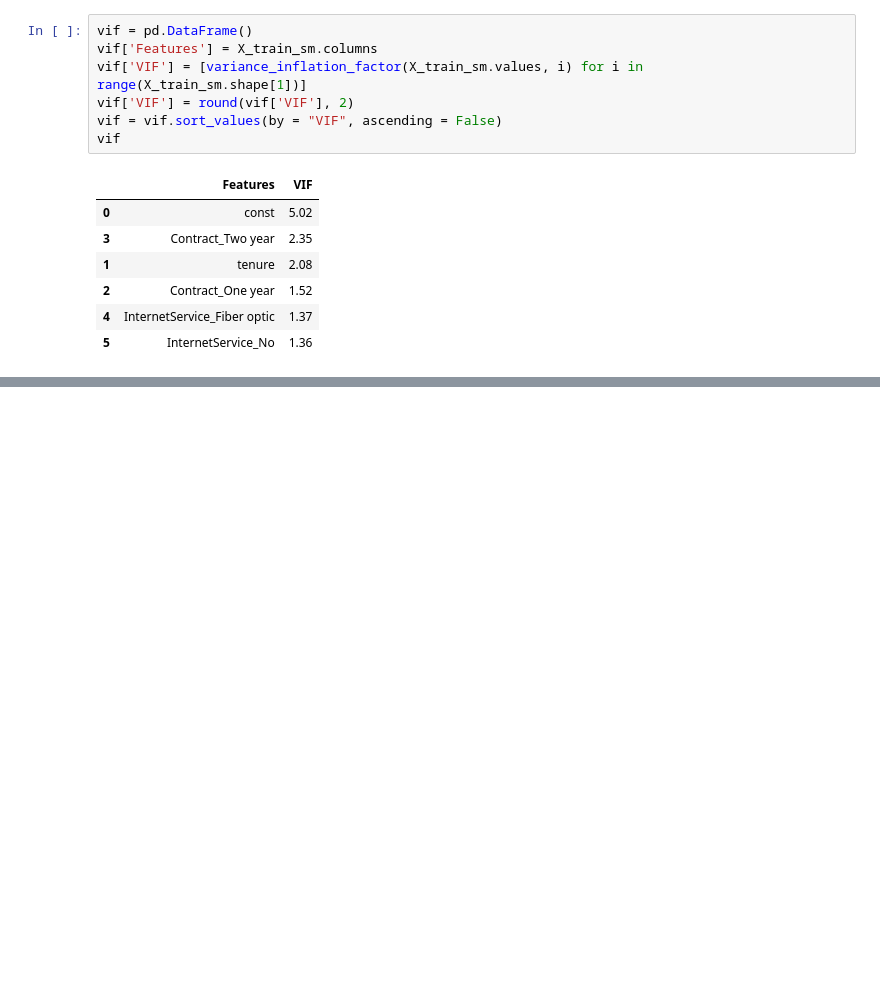
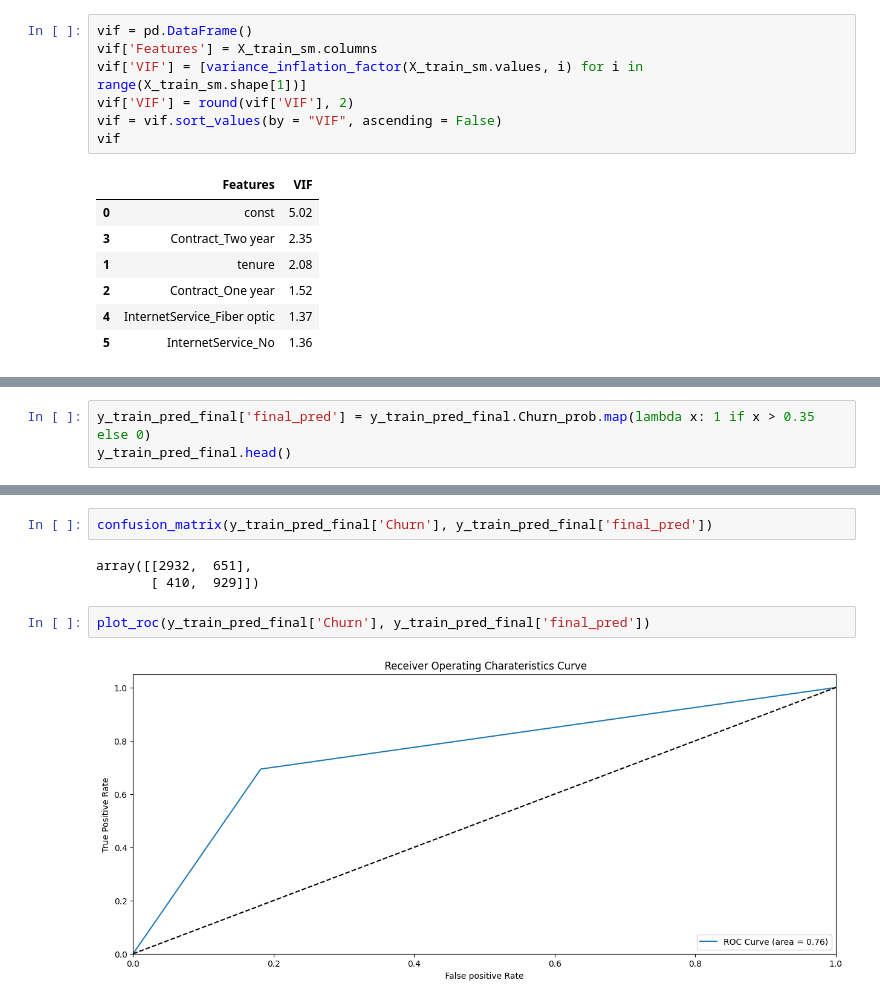
Before and after one commit to Harshit-tech9/Telecom_Churn_Case_Study, a Jupyter notebook: Telecom_Case_study_using_Logistic_Regression.ipynb, the cells around one changed output, grey strips where cells are left out. Drawn from its saved outputs; the diff is of its cells as text; blank space fills up the shorter version.

```diff
--- a/Telecom_Case_study_using_Logistic_Regression.ipynb
+++ b/Telecom_Case_study_using_Logistic_Regression.ipynb
@@ -1046,0 +1236,3 @@ vif
+# %%
+y_train_pred_final['final_pred'] = y_train_pred_final.Churn_prob.map(lambda x: 1 if x > 0.35 else 0)
+y_train_pred_final.head()
@@ -1046,0 +1246,9 @@ vif
+# %%
+confusion_matrix(y_train_pred_final['Churn'], y_train_pred_final['final_pred'])
+# %% [output]
+array([[2932,  651],
+       [ 410,  929]])
+# %%
+plot_roc(y_train_pred_final['Churn'], y_train_pred_final['final_pred'])
+# %% [output]
+[figure, added]
```
Also changed, not shown: parts of 42 cells of this notebook.
